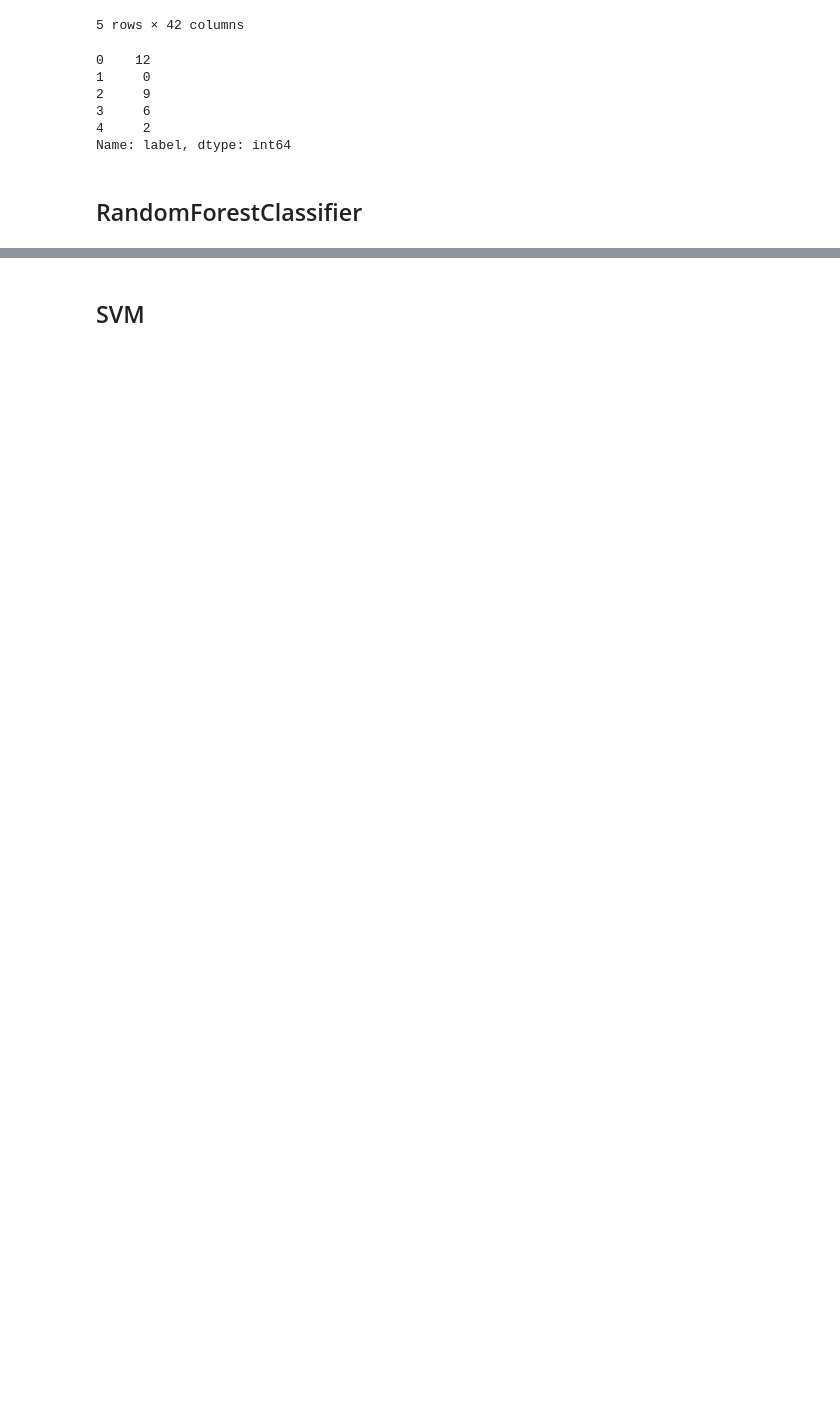
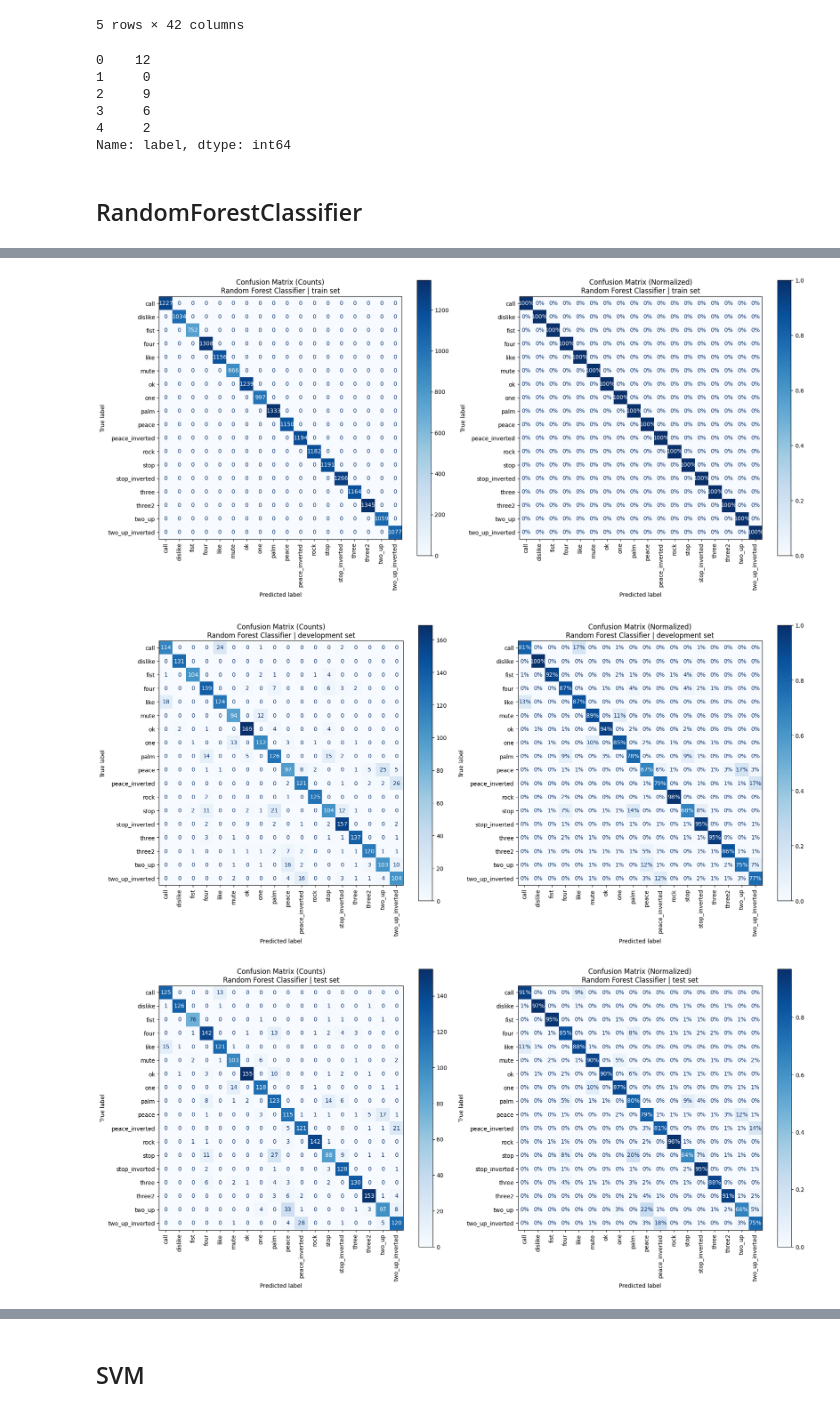
Before and after one commit to Aliha7ish/Hand_Landmarks_Detection, a Jupyter notebook: experiments/experiment_models.ipynb, the cells around one changed output, grey strips where cells are left out. Cells and saved outputs as stored; diff of their text form; code cells hidden in the pictures; blank space fills up the shorter version.

```diff
--- a/experiments/experiment_models.ipynb
+++ b/experiments/experiment_models.ipynb
@@ -99,0 +103,10 @@ plot_confusion_matrix(rf_cm, le, model_name="Random Forest")
+# %%
+rf_trainer.plot_confusion_matrix(rf_model_name, le, "train set")
+
+rf_trainer.plot_confusion_matrix(rf_model_name, le, "development set")
+
+rf_trainer.plot_confusion_matrix(rf_model_name, le, "test set")
+# %% [output]
+[figure, added]
+[figure, added]
+[figure, added]
```
Also changed, not shown: parts of 31 cells of this notebook, 2 other files.
